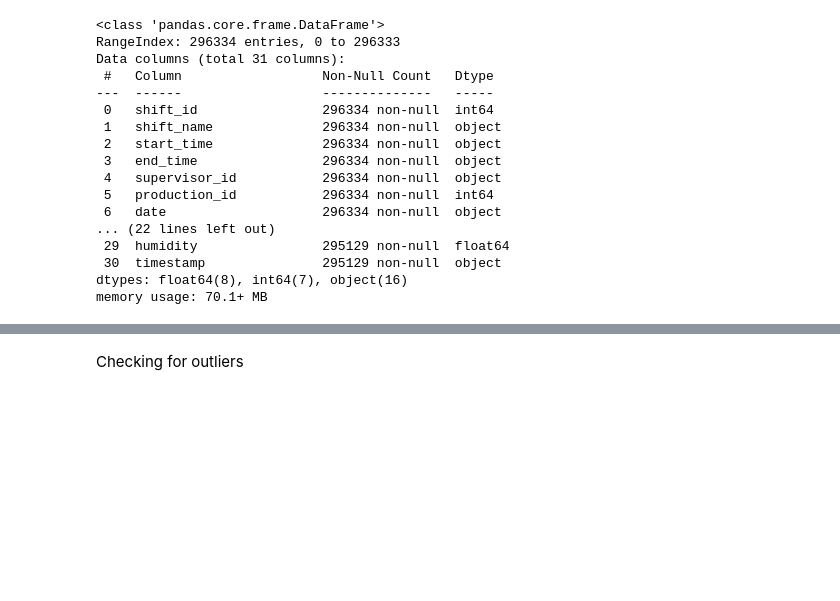
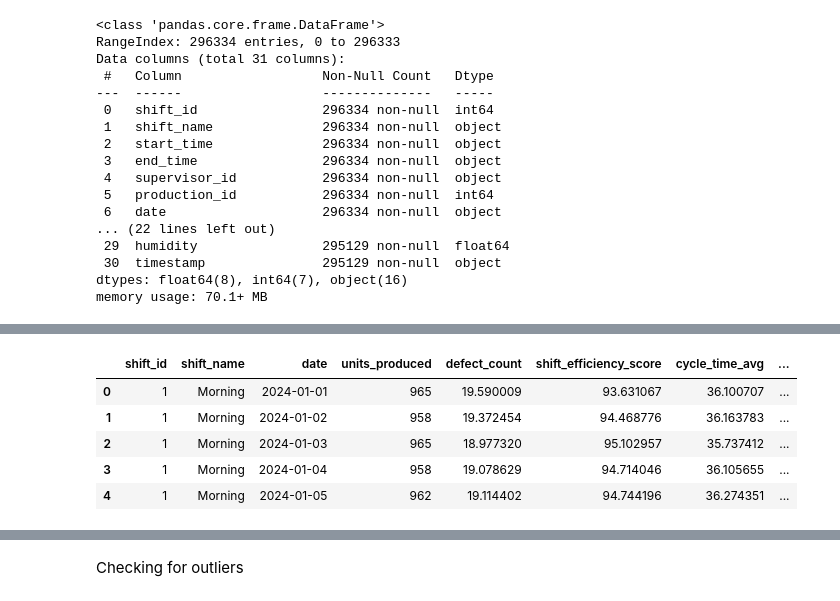
Before and after one commit to mrDanbatta/Shift_performace_project, a Jupyter notebook: shift_performance_notebook.ipynb, the cells around one changed output, grey strips where cells are left out. Cells and saved outputs as stored; diff of their text form; code cells hidden in the pictures; blank space fills up the shorter version.

```diff
--- a/shift_performance_notebook.ipynb
+++ b/shift_performance_notebook.ipynb
@@ -230,3 +388,34 @@ Inspection result: 3 ['Rework' 'Accepted' 'Rejected']
+# %%
+# Aggregate production data to shift level
+
+shift_df = (
+    df_work.groupby(["shift_id","shift_name","date"])
+    .agg(
+        units_produced=("units_produced","max"),
+        defect_count=("defect_count","mean"),
+        shift_efficiency_score=("shift_efficiency_score","mean"),
+        cycle_time_avg=("cycle_time_avg","mean"),
+        experience_level=("experience_level","mean"),
+        runtime_hours=("runtime_hours","mean"),
+        downtime_minutes=("downtime_minutes","sum"),
+        maintenance_downtime=("maintenance_downtime","sum"),
+        maintenance_events=("maintenance_event","sum"),
+        temperature=("temperature","mean"),
+        humidity=("humidity","mean"),
+        num_operators=("operator_id","nunique"),
+        num_machines=("machine_id","nunique")
+    )
+    .reset_index()
+)
+# %%
+shift_df.head()
+# %% [output]
+|  | shift_id | shift_name | date | units_produced | defect_count | shift_efficiency_score | cycle_time_avg | ... |
+| 0 | 1 | Morning | 2024-01-01 | 965 | 19.590009 | 93.631067 | 36.100707 | ... |
+| 1 | 1 | Morning | 2024-01-02 | 958 | 19.372454 | 94.468776 | 36.163783 | ... |
+| 2 | 1 | Morning | 2024-01-03 | 965 | 18.977320 | 95.102957 | 35.737412 | ... |
+| 3 | 1 | Morning | 2024-01-04 | 958 | 19.078629 | 94.714046 | 36.105655 | ... |
+| 4 | 1 | Morning | 2024-01-05 | 962 | 19.114402 | 94.744196 | 36.274351 | ... |
 # %%
 df.head()
 # %% [output]
```
Also changed, not shown: parts of 36 cells of this notebook.
